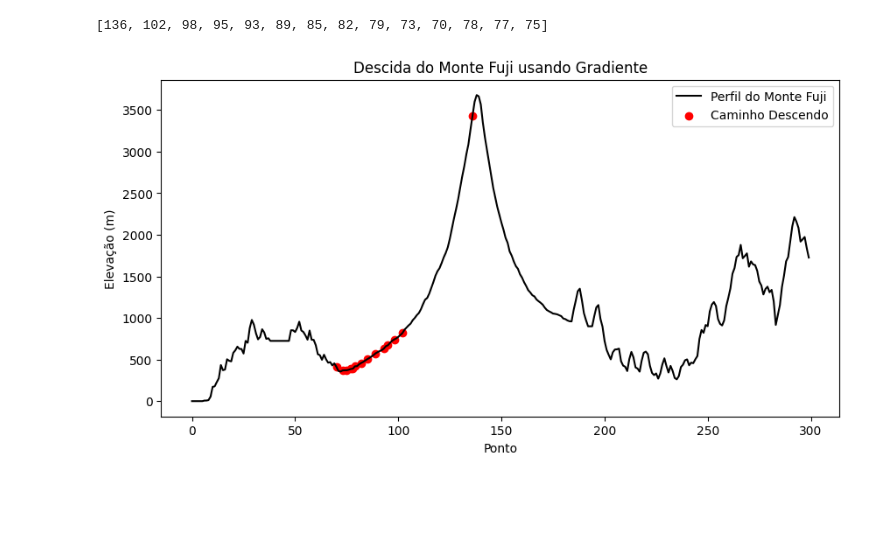
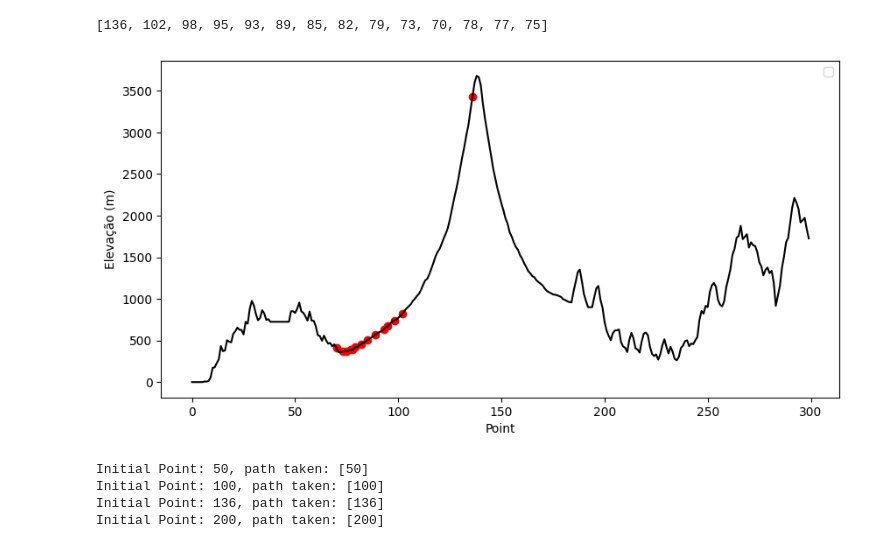
Before and after one commit to Cindy-eng/AI-Data-Engineer--Assignments, a Jupyter notebook: 10_Mt_Fuji_Shimoyama_Problem.ipynb, the cells around one changed output. Drawn from its saved outputs; the diff is of its cells as text; code cells hidden in the pictures; blank space fills up the shorter version.

```diff
--- a/10_Mt_Fuji_Shimoyama_Problem.ipynb
+++ b/10_Mt_Fuji_Shimoyama_Problem.ipynb
@@ -73,13 +72,41 @@ print(path)
 # %%
 #【Question 5】Visualization of the descent process
 
 plt.figure(figsize=(10, 5))
-plt.plot(fuji[:, 3], label="Perfil do Monte Fuji", linestyle='-', color='black')
-plt.scatter(path, fuji[path, 3], color='red', label="Caminho Descendo")
-plt.xlabel("Ponto")
+plt.plot(fuji[:, 3], linestyle='-', color='black')
+plt.scatter(path, fuji[path, 3], color='red')
+plt.xlabel("Point")
 plt.ylabel("Elevação (m)")
 plt.legend()
-plt.title("Descida do Monte Fuji usando Gradiente")
 plt.show()
 # %% [output]
-[figure, old version]
+[figure, new version]
+# %%
+#[Problem 6] Change of initial value
+def calculate_slope(fuji, point):
+  if point == 0:
+    return 0
+  return (fuji[point, 3] - fuji[point - 1, 3]) / (point - (point - 1))
+
+def next_point(fuji, point, alpha=0.2):
+  slope = calculate_slope(fuji, point)
+  new_point = int(round(point - alpha * slope))
+  new_point = max(0, min(new_point, len(fuji) - 1))
+  return new_point
+
+def descend_mountain(fuji, start_point, alpha=0.2):
+  path = [start_point]
+  while True:
+    next_p = next_point(fuji, path[-1], alpha)
+    if next_p == path[-1]:
+      path.append(next_p)
+    return path
+
+for start in [50, 100, 136, 200]:
+  path = descend_mountain(fuji, start)
+  print(f"Initial Point: {start}, path taken: {path}")
+# %% [output]
+Initial Point: 50, path taken: [50]
+Initial Point: 100, path taken: [100]
+Initial Point: 136, path taken: [136]
+Initial Point: 200, path taken: [200]
```
Also changed, not shown: parts of 4 cells of this notebook.
